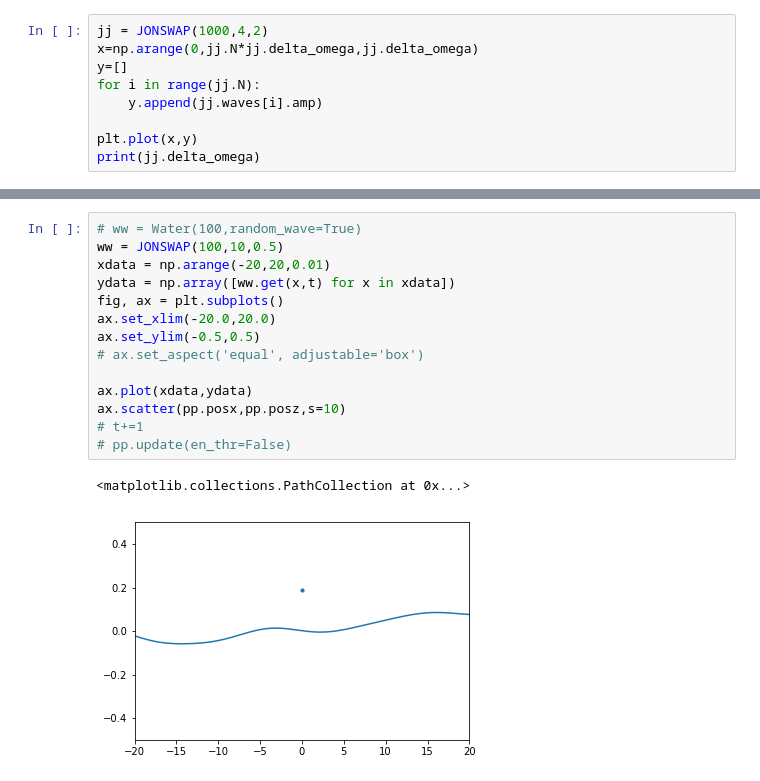
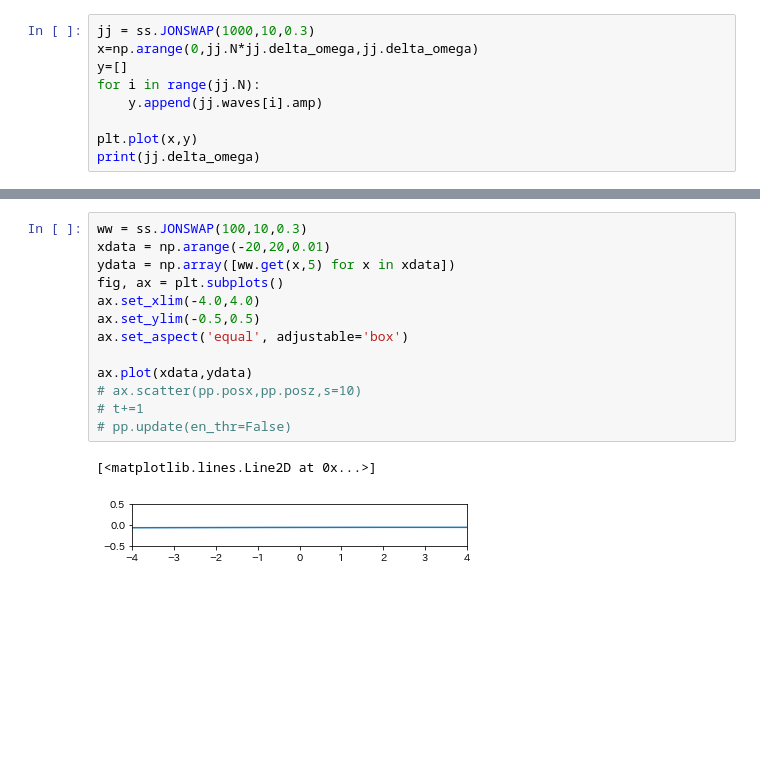
Before and after one commit to shiokoala/soturon, a Jupyter notebook: ship_rao copy 2.ipynb, the cells around one changed output, grey strips where cells are left out. Cells and saved outputs as stored; diff of their text form; blank space fills up the shorter version.

```diff
--- a/ship_rao copy 2.ipynb
+++ b/ship_rao copy 2.ipynb
@@ -88,5 +15,5 @@ class JONSWAP:
 # %%
-jj = JONSWAP(1000,4,2)
+jj = ss.JONSWAP(1000,10,0.3)
 x=np.arange(0,jj.N*jj.delta_omega,jj.delta_omega)
 y=[]
 for i in range(jj.N):
@@ -224,18 +27,17 @@ class Particle:
 # %%
-# ww = Water(100,random_wave=True)
-ww = JONSWAP(100,10,0.5)
+ww = ss.JONSWAP(100,10,0.3)
 xdata = np.arange(-20,20,0.01)
-ydata = np.array([ww.get(x,t) for x in xdata])
+ydata = np.array([ww.get(x,5) for x in xdata])
 fig, ax = plt.subplots()
-ax.set_xlim(-20.0,20.0)
+ax.set_xlim(-4.0,4.0)
 ax.set_ylim(-0.5,0.5)
-# ax.set_aspect('equal', adjustable='box')
+ax.set_aspect('equal', adjustable='box')
 
 ax.plot(xdata,ydata)
-ax.scatter(pp.posx,pp.posz,s=10)
+# ax.scatter(pp.posx,pp.posz,s=10)
 # t+=1
 # pp.update(en_thr=False)
 # %% [output]
-<matplotlib.collections.PathCollection at 0x...>
+[<matplotlib.lines.Line2D at 0x...>]
-[figure, old version]
+[figure, new version]
 # %%
```
Also changed, not shown: parts of 19 cells of this notebook, 7 other files.
